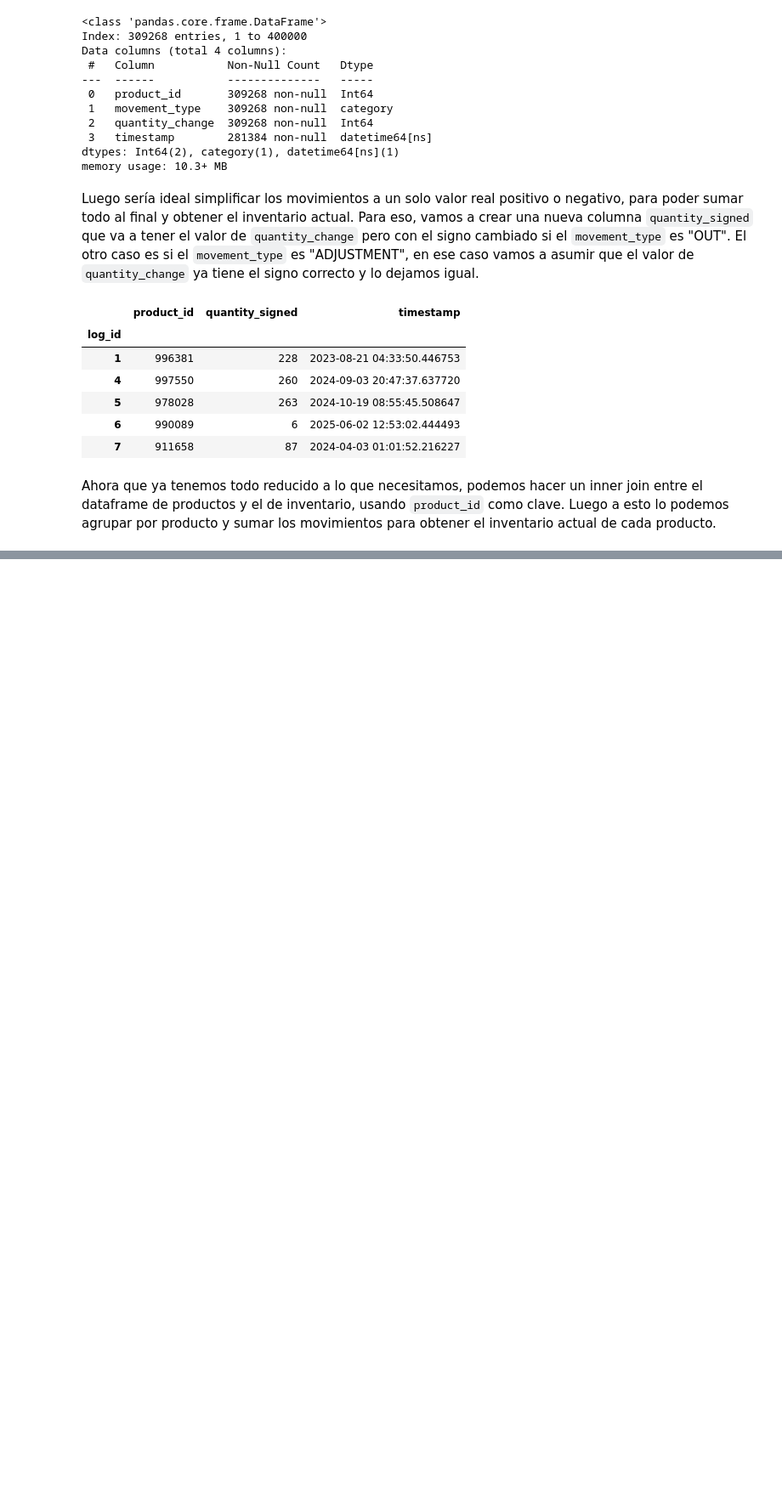
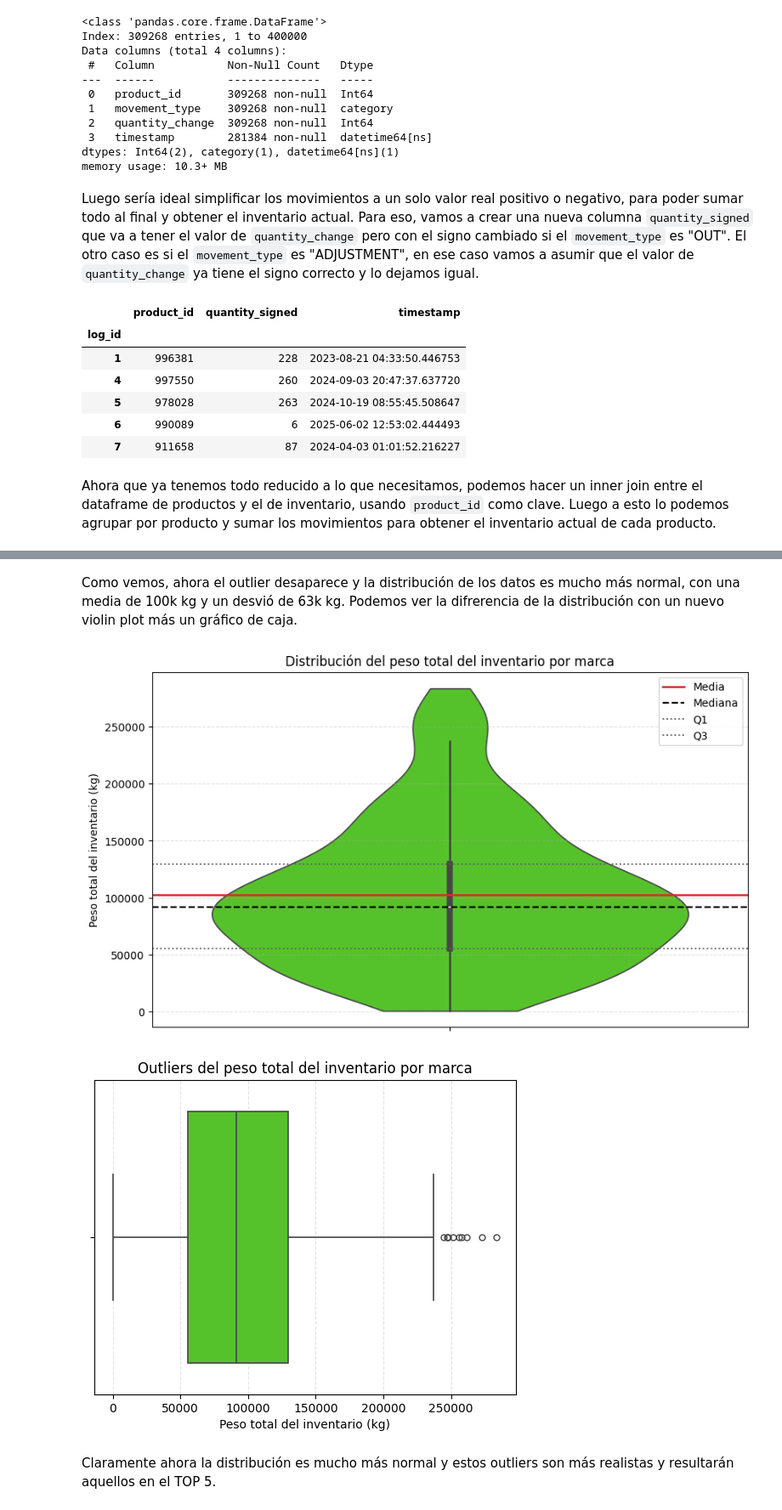
Before and after one commit to maximogismondi/cdd-martinelli, a Jupyter notebook: tps/tp1/querys/04_peso_inventario_stuff_por_marca.ipynb, the cells around one changed output, grey strips where cells are left out. Shown at 85% size. Drawn from its saved outputs; the diff is of its cells as text; code cells hidden in the pictures; blank space fills up the shorter version.

```diff
--- a/tps/tp1/querys/04_peso_inventario_stuff_por_marca.ipynb
+++ b/tps/tp1/querys/04_peso_inventario_stuff_por_marca.ipynb
@@ -124,0 +301,5 @@ inventory_by_product
+# %%
+non_null_brands = weight_by_brand.dropna()
+non_null_brands = non_null_brands[non_null_brands.index != "Undefined"]
+
+non_null_brands.describe()
@@ -124,0 +316,37 @@ inventory_by_product
+# %% [markdown]
+Como vemos, ahora el outlier desaparece y la distribución de los datos es mucho más normal, con una media de 100k kg y un desvió de 63k kg. Podemos ver la difrerencia de la distribución con un nuevo violin plot más un gráfico de caja.
+# %%
+serie = non_null_brands["total_inventory_weight_kg"]
+color = "#4BDB12"
+
+plt.figure(figsize=(10, 6))
+ax = sns.violinplot(y=serie, color=color, cut=0)
+
+mean_val = serie.mean()
+median_val = serie.median()
+q1 = serie.quantile(0.25)
+q3 = serie.quantile(0.75)
+
+ax.axhline(mean_val, color="#D32F2F", linestyle="-", linewidth=1.8, label="Media")
+ax.axhline(median_val, color="#000000", linestyle="--", linewidth=1.6, label="Mediana")
+ax.axhline(q1, color="#616161", linestyle=":", linewidth=1.4, label="Q1")
+ax.axhline(q3, color="#616161", linestyle=":", linewidth=1.4, label="Q3")
+
+ax.yaxis.grid(True, linestyle="--", alpha=0.35)
+ax.set_title("Distribución del peso total del inventario por marca")
+ax.set_xlabel("")
+ax.set_ylabel("Peso total del inventario (kg)")
+ax.legend(loc="upper right")
+plt.show()
+
+ax = sns.boxplot(x=serie, color=color, fliersize=3, linewidth=1.2, whis=1.5)
+ax.xaxis.grid(True, linestyle="--", alpha=0.35)
+ax.set_title("Outliers del peso total del inventario por marca")
+ax.set_xlabel("Peso total del inventario (kg)")
+ax.set_ylabel("")
+plt.show()
+# %% [output]
+[figure, added]
+[figure, added]
+# %% [markdown]
+Claramente ahora la distribución es mucho más normal y estos outliers son más realistas y resultarán aquellos en el TOP 5.
```
Also changed, not shown: parts of 37 cells of this notebook.
